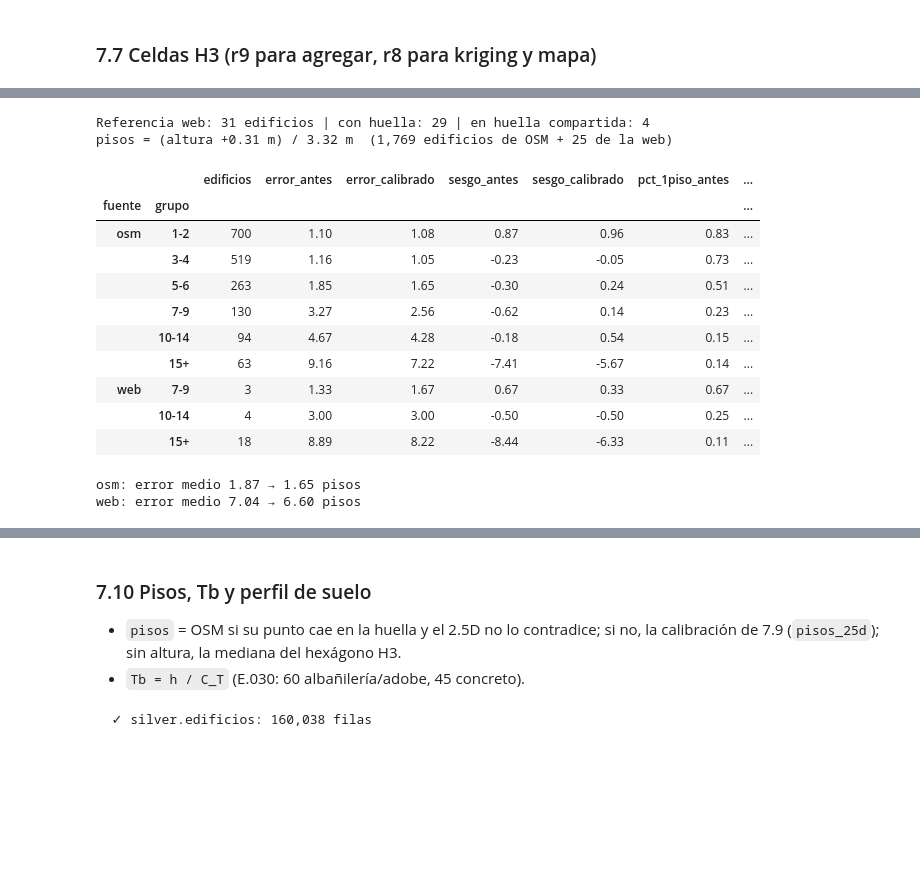
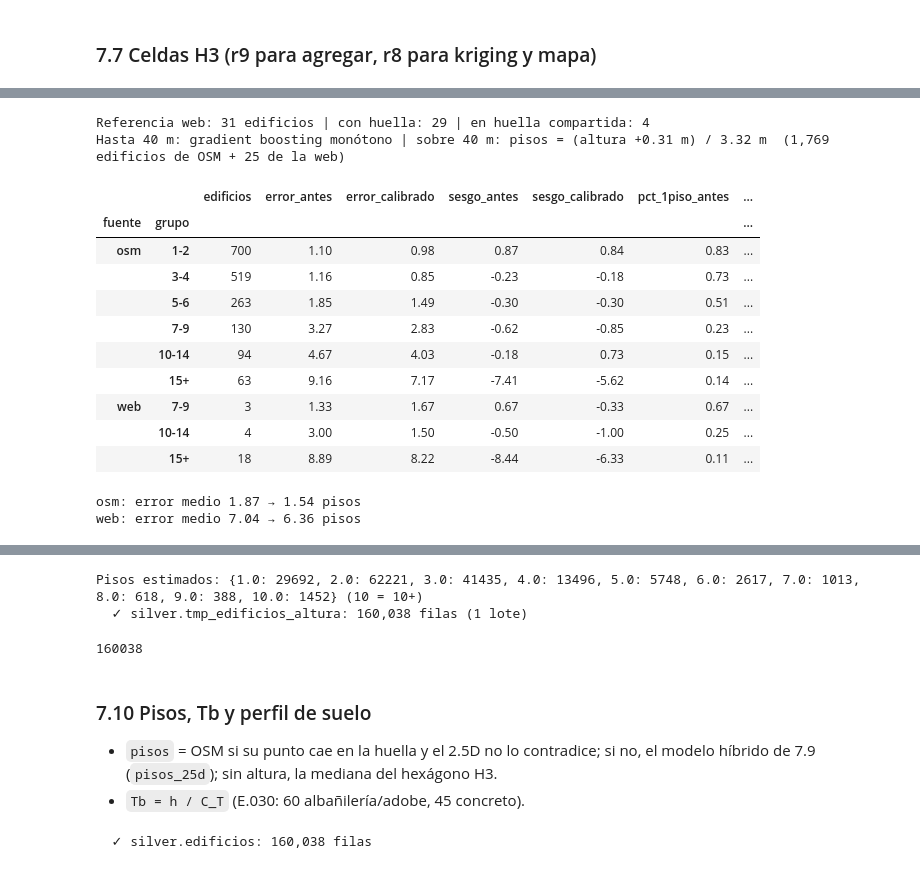
Before and after one commit to 23-Andres-QC/ProyectoFinalBigData, a Jupyter notebook: BigData_Grupo06_ProyectoFinal.ipynb, the cells around one changed output, grey strips where cells are left out. Drawn from its saved outputs; the diff is of its cells as text; code cells hidden in the pictures; blank space fills up the shorter version.

```diff
--- a/BigData_Grupo06_ProyectoFinal.ipynb
+++ b/BigData_Grupo06_ProyectoFinal.ipynb
@@ -1041,6 +1042,8 @@ CONFIANZA_MIN = 0.65
 ALTURA_POR_PISO_M = 3.0
 FRACCION_ALTURA_ESTABLE = 0.75
 PESO_REFERENCIA_WEB = 20
+ALTURA_CORTE_TORRE_M = 40.0
+VENTANA_VECINDARIO_PX = 15
 OSM_MIN_PISOS_CONTRASTE = 5
 OSM_PISOS_SATURACION = 18
 H3_RES_EDIFICIO = 9
@@ -1498,67 +1517,93 @@ web = pd.DataFrame(REFERENCIA_WEB, columns=["nombre", "pisos_web", "lat", "lon",
 i_pt, i_h = huella_de_puntos(web["lon"], web["lat"], cercania_m=25.0)
 web = web.iloc[i_pt].assign(k=i_h).drop_duplicates("nombre")
 web["huella_compartida"] = web.groupby("k")["nombre"].transform("size") > 1
-web = web.join(pos[["altura_m", "altura_ultimo_anio_m", "altura_metodo", "x_utm", "y_utm"]], on="k")
+RASGOS_PISOS = ["altura_m", "altura_p90_m", "altura_ultimo_anio_m", "altura_p90_ultimo_anio_m", "altura_max_m",
+                "altura_vecindario_m", "log_area", "n_anios_altura"]
+MONOTONIA_PISOS = [1, 1, 1, 1, 1, 0, 0, 0]
+pos["log_area"] = np.log(pos["area_m2"].astype(float))
+web = web.join(pos[RASGOS_PISOS + ["altura_metodo", "x_utm", "y_utm"]], on="k")
 print(f"Referencia web: {len(REFERENCIA_WEB)} edificios | con huella: {len(web)} | en huella compartida: {web.huella_compartida.sum()}")
 
 osm_ref = pos.loc[(pos.altura_metodo == "huella_multianual") & pos.niveles_osm.between(1, 45),
-                  ["altura_m", "altura_ultimo_anio_m", "niveles_osm", "x_utm", "y_utm"]]
+                  RASGOS_PISOS + ["niveles_osm", "x_utm", "y_utm"]]
 web_ref = web.loc[~web.huella_compartida & (web.altura_metodo == "huella_multianual"),
-                  ["altura_m", "altura_ultimo_anio_m", "pisos_web", "x_utm", "y_utm"]]
+                  RASGOS_PISOS + ["pisos_web", "x_utm", "y_utm"]]
 ref_pisos = pd.concat([osm_ref.rename(columns={"niveles_osm": "pisos_ref"}).assign(fuente="osm", peso=1.0),
                        web_ref.rename(columns={"pisos_web": "pisos_ref"}).assign(fuente="web", peso=float(PESO_REFERENCIA_WEB))],
                       ignore_index=True)
 
 
 def ajustar_pisos(d):
+    gbt = HistGradientBoostingRegressor(loss="absolute_error", max_iter=400, learning_rate=0.05, min_samples_leaf=15,
+                                        monotonic_cst=MONOTONIA_PISOS, random_state=SEED).fit(d[RASGOS_PISOS], d.pisos_ref)
     costo = lambda p: np.sum(d.peso * np.abs((d.altura_m - p[0]) / p[1] - d.pisos_ref))
-    return minimize(costo, [0.0, ALTURA_POR_PISO_M], method="Nelder-Mead").x
+    a, b = minimize(costo, [0.0, ALTURA_POR_PISO_M], method="Nelder-Mead").x
+    return gbt, float(a), float(b)
 
 
 def a_pisos(h, a, b):
     return np.maximum(1, np.round((np.asarray(h, float) - a) / b))
+
+
+def predecir_pisos(modelo, d):
+    gbt, a, b = modelo
+    recta = d.altura_m.gt(ALTURA_CORTE_TORRE_M) | d.altura_p90_m.isna()
+    return np.where(recta, a_pisos(d.altura_m, a, b), np.maximum(1, np.round(gbt.predict(d[RASGOS_PISOS]))))
 
 
 bloque = (ref_pisos.x_utm // 2000).astype(int).astype(str) + "_" + (ref_pisos.y_utm // 2000).astype(int).astype(str)
 ref_pisos["fold"] = bloque.map(lambda b: zlib.crc32(b.encode()) % 5)
 ref_pisos["pisos_antes"] = a_pisos(ref_pisos.altura_ultimo_anio_m, 0.0, ALTURA_POR_PISO_M)
 ref_pisos["pisos_calibrado"] = np.nan
 for f in range(5):
-    a_f, b_f = ajustar_pisos(ref_pisos[ref_pisos.fold != f])
-    ref_pisos.loc[ref_pisos.fold == f, "pisos_calibrado"] = a_pisos(ref_pisos.altura_m[ref_pisos.fold == f], a_f, b_f)
-A_PISO, B_PISO = (float(v) for v in ajustar_pisos(ref_pisos))
-print(f"pisos = (altura {-A_PISO:+.2f} m) / {B_PISO:.2f} m  ({len(osm_ref):,} edificios de OSM + {len(web_ref)} de la web)")
+    en_f = ref_pisos.fold == f
+    ref_pisos.loc[en_f, "pisos_calibrado"] = predecir_pisos(ajustar_pisos(ref_pisos[~en_f]), ref_pisos[en_f])
+modelo_pisos = ajustar_pisos(ref_pisos)
+_, A_PISO, B_PISO = modelo_pisos
+print(f"Hasta {ALTURA_CORTE_TORRE_M:.0f} m: gradient boosting monótono | sobre {ALTURA_CORTE_TORRE_M:.0f} m: pisos = (altura {-A_PISO:+.2f} m) / {B_PISO:.2f} m"
+      f"  ({len(osm_ref):,} edificios de OSM + {len(web_ref)} de la web)")
 
 err_antes = ref_pisos.pisos_antes - ref_pisos.pisos_ref
 err_cal = ref_pisos.pisos_calibrado - ref_pisos.pisos_ref
 grupo = pd.cut(ref_pisos.pisos_ref, [0, 2, 4, 6, 9, 14, 99], labels=["1-2", "3-4", "5-6", "7-9", "10-14", "15+"])
 display(ref_pisos.assign(grupo=grupo, ea=err_antes.abs(), ec=err_cal.abs(), sa=err_antes, sc=err_cal,
                          ok_a=err_antes.abs() <= 1, ok_c=err_cal.abs() <= 1)
         .groupby(["fuente", "grupo"], observed=True)
         .agg(edificios=("ea", "size"), error_antes=("ea", "mean"), error_calibrado=("ec", "mean"), sesgo_antes=("sa", "mean"),
              sesgo_calibrado=("sc", "mean"), pct_1piso_antes=("ok_a", "mean"), pct_1piso_calibrado=("ok_c", "mean"))
         .round(2))
 for fuente, d in ref_pisos.groupby("fuente"):
     print(f"{fuente}: error medio {(d.pisos_antes - d.pisos_ref).abs().mean():.2f} → {(d.pisos_calibrado - d.pisos_ref).abs().mean():.2f} pisos")
-display(web.assign(pisos_antes=a_pisos(web.altura_ultimo_anio_m, 0.0, ALTURA_POR_PISO_M), pisos_calibrado=a_pisos(web.altura_m, A_PISO, B_PISO))
+web_ok = web[web.altura_m.notna()]
+display(web_ok.assign(pisos_antes=a_pisos(web_ok.altura_ultimo_anio_m, 0.0, ALTURA_POR_PISO_M), pisos_calibrado=predecir_pisos(modelo_pisos, web_ok))
         [["nombre", "pisos_web", "pisos_antes", "pisos_calibrado", "altura_ultimo_anio_m", "altura_m", "huella_compartida", "fuente"]]
         .round(1))
+
+con_altura_m = pos.altura_m.notna()
+pos["pisos_medidos"] = np.nan
+pos.loc[con_altura_m, "pisos_medidos"] = predecir_pisos(modelo_pisos, pos[con_altura_m])
+print("Pisos estimados:", pos.pisos_medidos.clip(upper=10).value_counts().sort_index().astype(int).to_dict(), "(10 = 10+)")
+subir_pandas(pos[["id", "x_utm", "y_utm", "tesela", "altura_m", "altura_max_m", "altura_ultimo_anio_m", "n_anios_altura", "altura_metodo",
+                  "niveles_osm", "pisos_medidos", "vs30", "zona_cismid"]],
+             SILVER, "tmp_edificios_altura",
+             esquema="id string, x_utm double, y_utm double, tesela string, altura_m double, altura_max_m double, altura_ultimo_anio_m double, "
+                     "n_anios_altura long, altura_metodo string, niveles_osm double, pisos_medidos double, vs30 double, zona_cismid long")
 # %% [output]
 Referencia web: 31 edificios | con huella: 29 | en huella compartida: 4
-pisos = (altura +0.31 m) / 3.32 m  (1,769 edificios de OSM + 25 de la web)
+Hasta 40 m: gradient boosting monótono | sobre 40 m: pisos = (altura +0.31 m) / 3.32 m  (1,769 edificios de OSM + 25 de la web)
 |  |  | edificios | error_antes | error_calibrado | sesgo_antes | sesgo_calibrado | pct_1piso_antes | ... |
 | fuente | grupo |  |  |  |  |  |  | ... |
-| osm | 1-2 | 700 | 1.10 | 1.08 | 0.87 | 0.96 | 0.83 | ... |
-|  | 3-4 | 519 | 1.16 | 1.05 | -0.23 | -0.05 | 0.73 | ... |
-|  | 5-6 | 263 | 1.85 | 1.65 | -0.30 | 0.24 | 0.51 | ... |
-|  | 7-9 | 130 | 3.27 | 2.56 | -0.62 | 0.14 | 0.23 | ... |
-|  | 10-14 | 94 | 4.67 | 4.28 | -0.18 | 0.54 | 0.15 | ... |
-|  | 15+ | 63 | 9.16 | 7.22 | -7.41 | -5.67 | 0.14 | ... |
-| web | 7-9 | 3 | 1.33 | 1.67 | 0.67 | 0.33 | 0.67 | ... |
-|  | 10-14 | 4 | 3.00 | 3.00 | -0.50 | -0.50 | 0.25 | ... |
+| osm | 1-2 | 700 | 1.10 | 0.98 | 0.87 | 0.84 | 0.83 | ... |
+|  | 3-4 | 519 | 1.16 | 0.85 | -0.23 | -0.18 | 0.73 | ... |
+|  | 5-6 | 263 | 1.85 | 1.49 | -0.30 | -0.30 | 0.51 | ... |
+|  | 7-9 | 130 | 3.27 | 2.83 | -0.62 | -0.85 | 0.23 | ... |
+|  | 10-14 | 94 | 4.67 | 4.03 | -0.18 | 0.73 | 0.15 | ... |
+|  | 15+ | 63 | 9.16 | 7.17 | -7.41 | -5.62 | 0.14 | ... |
+| web | 7-9 | 3 | 1.33 | 1.67 | 0.67 | -0.33 | 0.67 | ... |
+|  | 10-14 | 4 | 3.00 | 1.50 | -0.50 | -1.00 | 0.25 | ... |
 |  | 15+ | 18 | 8.89 | 8.22 | -8.44 | -6.33 | 0.11 | ... |
-osm: error medio 1.87 → 1.65 pisos
-web: error medio 7.04 → 6.60 pisos
+osm: error medio 1.87 → 1.54 pisos
+web: error medio 7.04 → 6.36 pisos
 |  | nombre | pisos_web | pisos_antes | pisos_calibrado | altura_ultimo_anio_m | altura_m | huella_compartida | ... |
 | 3 | The Westin Lima | 30 | 16.0 | 22.0 | 46.9 | 73.9 | False | ... |
 | 8 | Torre Orquídeas | 27 | 25.0 | 27.0 | 75.5 | 88.4 | False | ... |
@@ -1579,6 +1624,9 @@ web: error medio 7.04 → 6.60 pisos
+Pisos estimados: {1.0: 29692, 2.0: 62221, 3.0: 41435, 4.0: 13496, 5.0: 5748, 6.0: 2617, 7.0: 1013, 8.0: 618, 9.0: 388, 10.0: 1452} (10 = 10+)
+  ✓ silver.tmp_edificios_altura: 160,038 filas (1 lote)
+160038
 # %% [markdown]
 ### 7.10 Pisos, Tb y perfil de suelo
-- `pisos` = OSM si su punto cae en la huella y el 2.5D no lo contradice; si no, la calibración de 7.9 (`pisos_25d`); sin altura, la mediana del hexágono H3.
+- `pisos` = OSM si su punto cae en la huella y el 2.5D no lo contradice; si no, el modelo híbrido de 7.9 (`pisos_25d`); sin altura, la mediana del hexágono H3.
 - `Tb = h / C_T` (E.030: 60 albañilería/adobe, 45 concreto).
 # %%
 CT_ALBANILERIA, CT_CONCRETO, PISOS_CONCRETO_TB = 60.0, 45.0, 5
```
Also changed, not shown: parts of 25 cells of this notebook, 2 other files.
